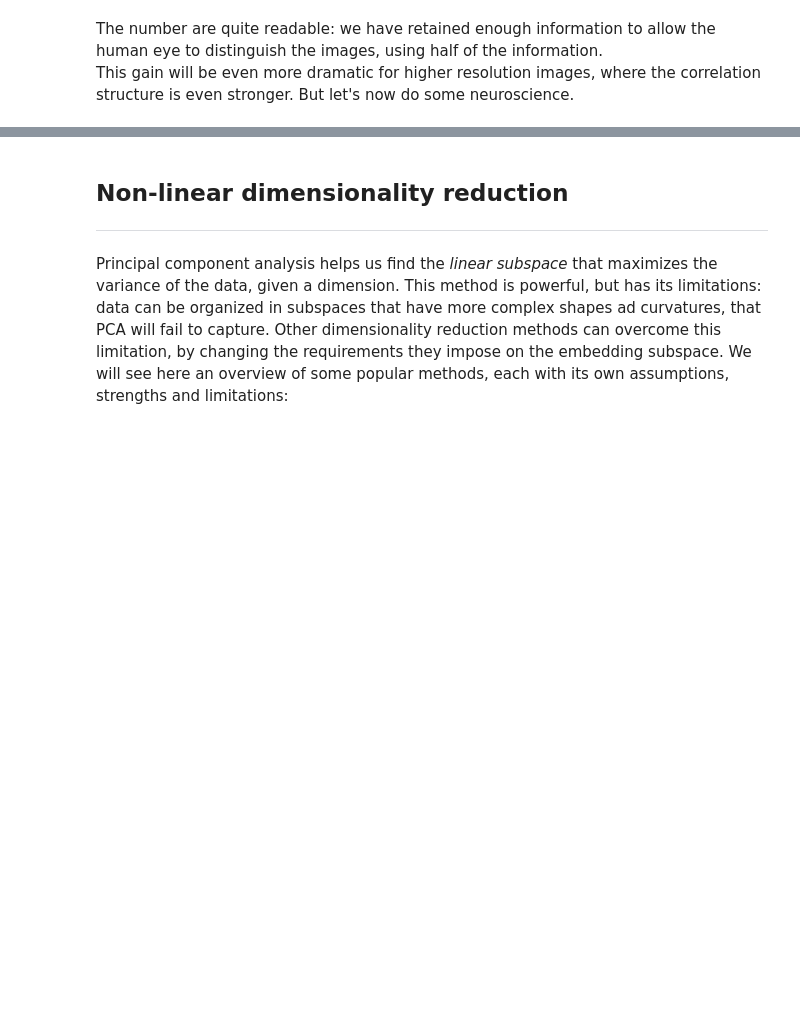
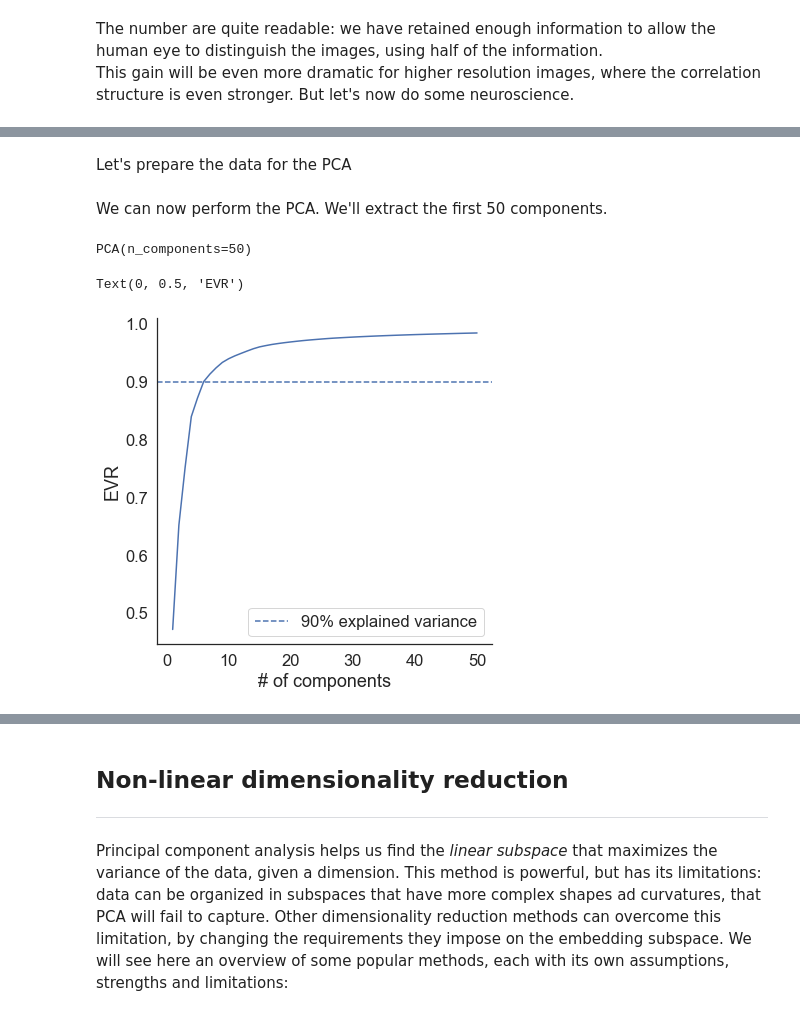
Before and after one commit to xamweil/population-methods, a Jupyter notebook: 01-dimensionality-reduction/dimensionality_reduction.ipynb, the cells around one changed output, grey strips where cells are left out. Drawn from its saved outputs; the diff is of its cells as text; code cells hidden in the pictures; blank space fills up the shorter version.

Commit message:
added PCA cortex example

```diff
--- a/01-dimensionality-reduction/dimensionality_reduction.ipynb
+++ b/01-dimensionality-reduction/dimensionality_reduction.ipynb
@@ -209,0 +196,33 @@ Does any cortical mode respond to licking? Let's plot the data aligned to lickin
+# %%
+import pickle
+
+with open('./data/behaviour.pickle', 'rb') as handle:
+    trial_data = pickle.load(handle)
+
+voltage_signal = np.load('./data/voltage_signal.npy')
+cortex_mask = np.load('./data/cortex_mask.npy')
+# %% [markdown]
+Let's prepare the data for the PCA
+# %%
+X = voltage_signal.transpose(2,0,1) # reshape in time x image format
+T,h,w = X.shape # saves time, height and width for future use
+X = X[:,cortex_mask] # select only cortex pixels, returns a flattened image
+# %% [markdown]
+We can now perform the PCA. We'll extract the first 50 components.
+# %%
+pca = PCA(n_components=50);
+pca.fit(X)
+# %% [output]
+PCA(n_components=50)
+# %%
+evr = pca.explained_variance_ratio_
+c_evr = np.cumsum(evr)
+plt.figure(figsize=(6,6))
+plt.axhline(0.9,linestyle='--',label='90% explained variance')
+plt.plot(range(1,len(c_evr)+1),c_evr)
+plt.legend()
+plt.xlabel('# of components')
+plt.ylabel('EVR')
+# %% [output]
+Text(0, 0.5, 'EVR')
+[figure, added]
```
Also changed, not shown: parts of 19 cells of this notebook, 1 other file.
